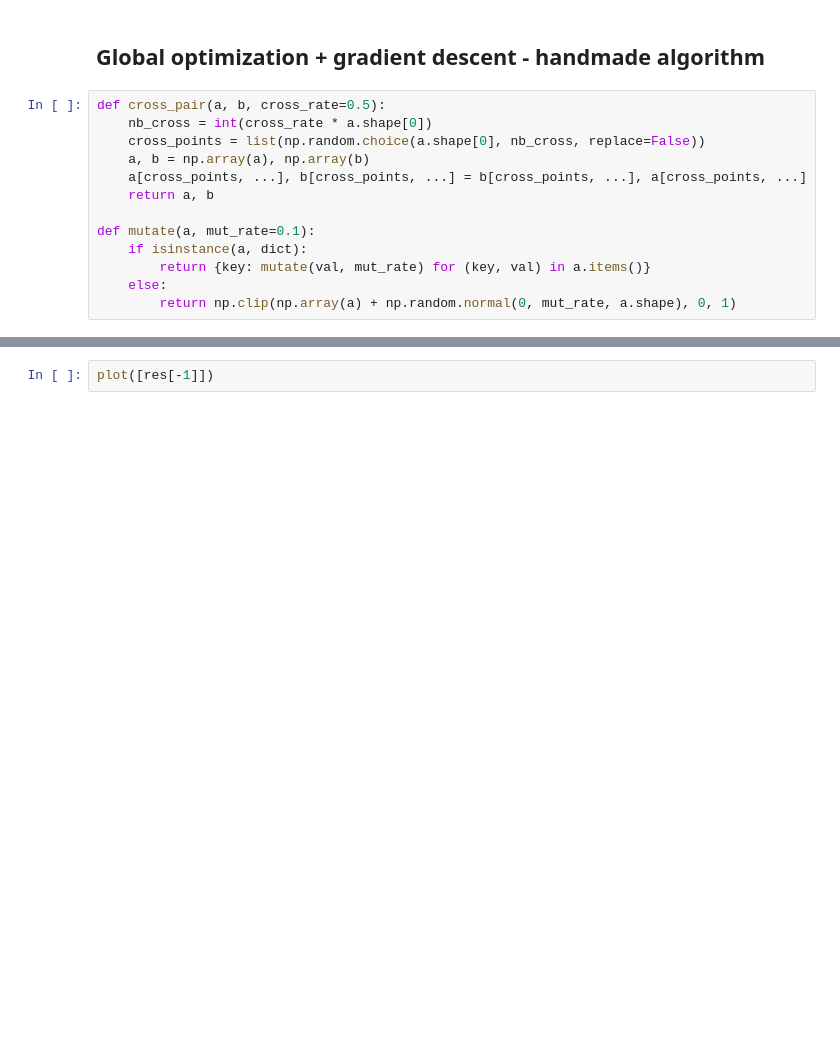
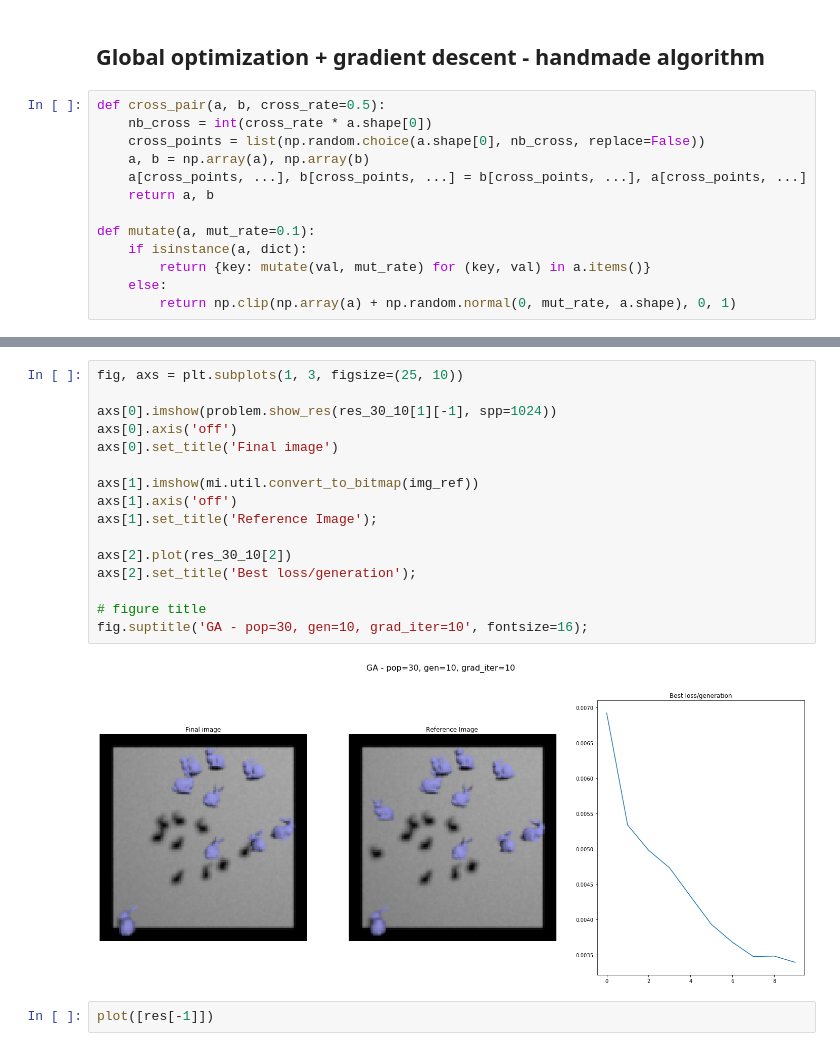
Before and after one commit to augustepoiroux/mitsuba_global_optimization, a Jupyter notebook: convergence/bunnies.ipynb, the cells around one changed output, grey strips where cells are left out. Saved outputs shown, nothing was run; the diff lists cells and outputs as text; blank space fills up the shorter version.

```diff
--- a/convergence/bunnies.ipynb
+++ b/convergence/bunnies.ipynb
@@ -449,3 +491,21 @@ KeyboardInterrupt:
+# %%
+fig, axs = plt.subplots(1, 3, figsize=(25, 10))
+
+axs[0].imshow(problem.show_res(res_30_10[1][-1], spp=1024))
+axs[0].axis('off')
+axs[0].set_title('Final image')
+
+axs[1].imshow(mi.util.convert_to_bitmap(img_ref))
+axs[1].axis('off')
+axs[1].set_title('Reference Image');
+
+axs[2].plot(res_30_10[2])
+axs[2].set_title('Best loss/generation');
+
+# figure title
+fig.suptitle('GA - pop=30, gen=10, grad_iter=10', fontsize=16);
+# %% [output]
+[figure, added]
 # %%
 plot([res[-1]])
 # %% [output]
```
Also changed, not shown: parts of 11 cells of this notebook.
